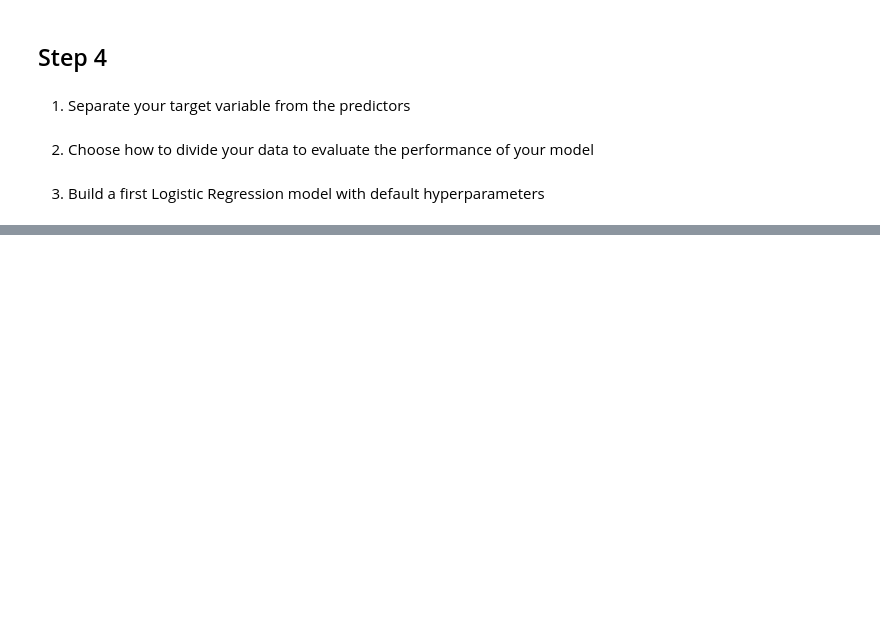
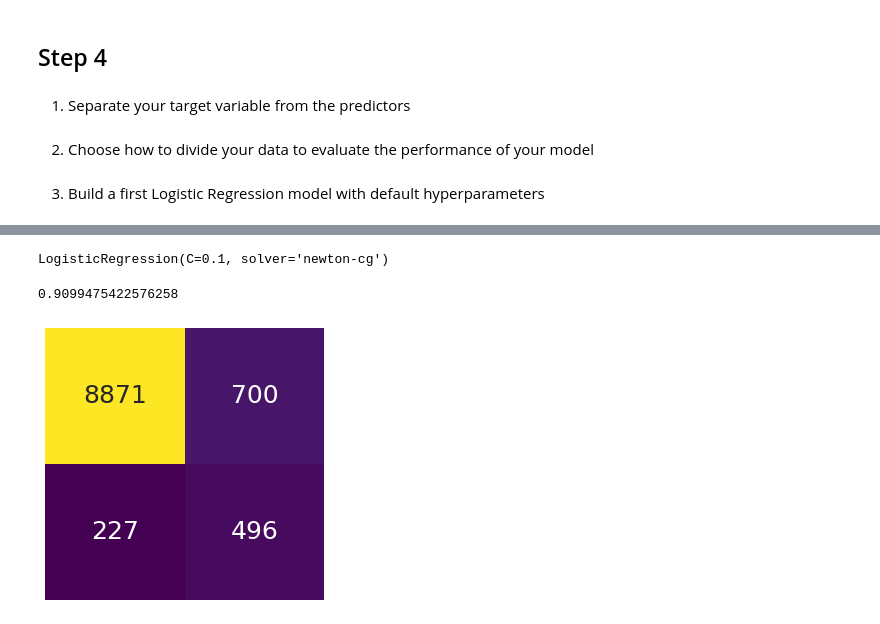
Before and after one commit to Eduardo-Coyto/YOUR-FIRST-ML-ALGORITHM, a Jupyter notebook: src/explore.ipynb, the cells around one changed output, grey strips where cells are left out. Cells and saved outputs as stored; diff of their text form; code cells hidden in the pictures; blank space fills up the shorter version.

```diff
--- a/src/explore.ipynb
+++ b/src/explore.ipynb
@@ -321,0 +459,29 @@ TypeError: float() argument must be a string or a number, not 'pandas._libs.inte
+# %%
+model_with_CV = LogisticRegression(C= 0.1, penalty= 'l2', solver= 'newton-cg')
+# %%
+model_with_CV.fit(X_train, y_train)
+# %% [output]
+LogisticRegression(C=0.1, solver='newton-cg')
+# %%
+y_pred = model_with_CV.predict(X_test)
+# %%
+accuracy_score(y_test, y_pred)
+# %% [output]
+0.9099475422576258
+# %%
+bank_cm_CV = confusion_matrix(y_pred, y_test)
+# %%
+# convert the ndarray to a pandas dataframe
+cm_df = pd.DataFrame(bank_cm_CV)
+# set the size of the figure
+plt.figure(figsize = (5,5))
+sns.heatmap(cm_df,
+           annot=True, annot_kws={"size": 25},
+           fmt="d",         # decimals format
+           xticklabels=False,
+           yticklabels=False,
+           cmap="viridis",
+           cbar=False)
+plt.show()
+# %% [output]
+[figure, added]
```
Also changed, not shown: parts of 14 cells of this notebook.
